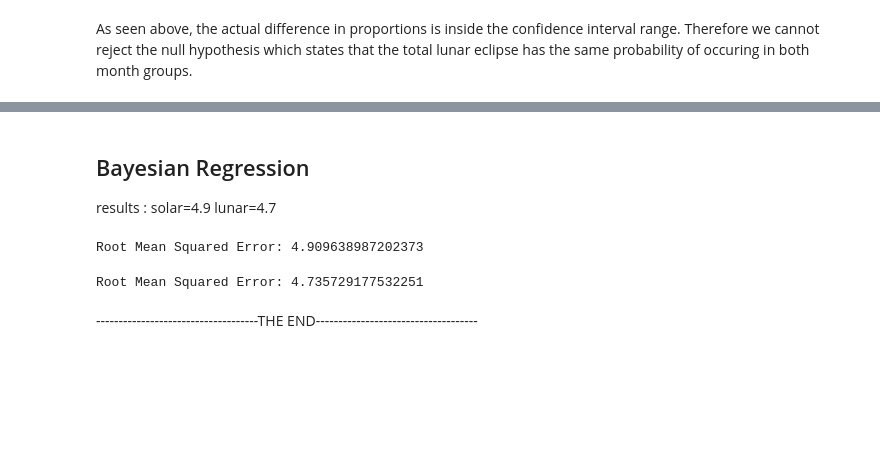
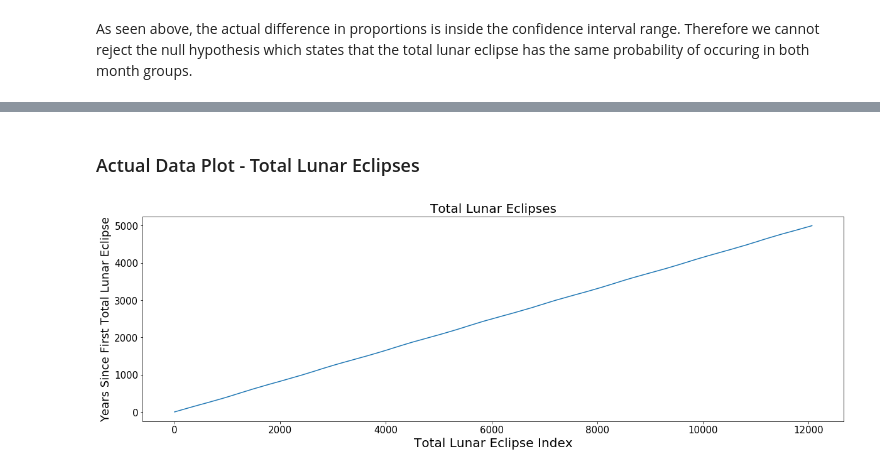
Before and after one commit to rachelraikar/Capstone1-Eclipses, a Jupyter notebook: Solar-and-Lunar-Eclipse-Capstone.ipynb, the cells around one changed output, grey strips where cells are left out. Saved outputs shown, nothing was run; the diff lists cells and outputs as text; code cells hidden in the pictures; blank space fills up the shorter version.

```diff
--- a/Solar-and-Lunar-Eclipse-Capstone.ipynb
+++ b/Solar-and-Lunar-Eclipse-Capstone.ipynb
@@ -1346,60 +756,16 @@ r2 =  0.04768914002380675
-# %% [markdown]
-## Bayesian Regression
-
-results : solar=4.9 lunar=4.7
-# %%
-from sklearn import linear_model
-from sklearn.model_selection import GridSearchCV
-
-X, y = get_linreg_format(total_solar)
-
-X = X.reshape(-1, 1)
-y = y.reshape(-1, 1)
-
-bayesReg = linear_model.BayesianRidge()
-parameters = {'alpha_1': np.logspace(-7, 0, 10), 'alpha_2': np.logspace(-7, 0, 10), 'lambda_1': np.logspace(-7, 0, 10), 'lambda_2': np.logspace(-7, 0, 10)}
-
-clf = GridSearchCV(bayesReg, parameters, cv = 5)
-
-X_train, X_test, y_train, y_test = train_test_split(X, y, test_size = 0.25, random_state=42)
-
-# Fit the regressor to the training data
-clf.fit(X_train, y_train)
-
-# Predict on the test data: y_pred
-y_pred = clf.predict(X_test)
-
-# Compute and print RMSE
-rmse = np.sqrt(mean_squared_error(y_test, y_pred))
-print("Root Mean Squared Error: {}".format(rmse))
-# %% [output]
-Root Mean Squared Error: 4.909638987202373
-# %%
-from sklearn import linear_model
-from sklearn.model_selection import GridSearchCV
-
-X, y = get_linreg_format(total_lunar)
-
-X = X.reshape(-1, 1)
-y = y.reshape(-1, 1)
-
-bayesReg = linear_model.BayesianRidge()
-parameters = {'alpha_1': np.logspace(-7, 0, 10), 'alpha_2': np.logspace(-7, 0, 10), 'lambda_1': np.logspace(-7, 0, 10), 'lambda_2': np.logspace(-7, 0, 10)}
-
-clf = GridSearchCV(bayesReg, parameters, cv = 5)
-
-X_train, X_test, y_train, y_test = train_test_split(X, y, test_size = 0.25, random_state=42)
-
-# Fit the regressor to the training data
-clf.fit(X_train, y_train)
-
-# Predict on the test data: y_pred
-y_pred = clf.predict(X_test)
-
-# Compute and print RMSE
-rmse = np.sqrt(mean_squared_error(y_test, y_pred))
-print("Root Mean Squared Error: {}".format(rmse))
-# %% [output]
-Root Mean Squared Error: 4.735729177532251
-# %% [markdown]
-------------------------------------THE END------------------------------------
+# %% [markdown]
+### Actual Data Plot - Total Lunar Eclipses
+# %%
+#plots the actual lunar eclipse data
+
+_ = plt.plot(X_lunar, Y_lunar)
+_ = plt.rcParams['xtick.labelsize']=15
+_ = plt.rcParams['ytick.labelsize']=15
+_ = plt.xlabel('Total Lunar Eclipse Index',size=20)
+_ = plt.ylabel('Years Since First Total Lunar Eclipse',size=18)
+_ = plt.title('Total Lunar Eclipses',size=20)
+
+_ = plt.savefig('lunar_actual.png')
+_ = plt.show()
+# %% [output]
+[figure, added]
```
Also changed, not shown: parts of 71 cells of this notebook.
